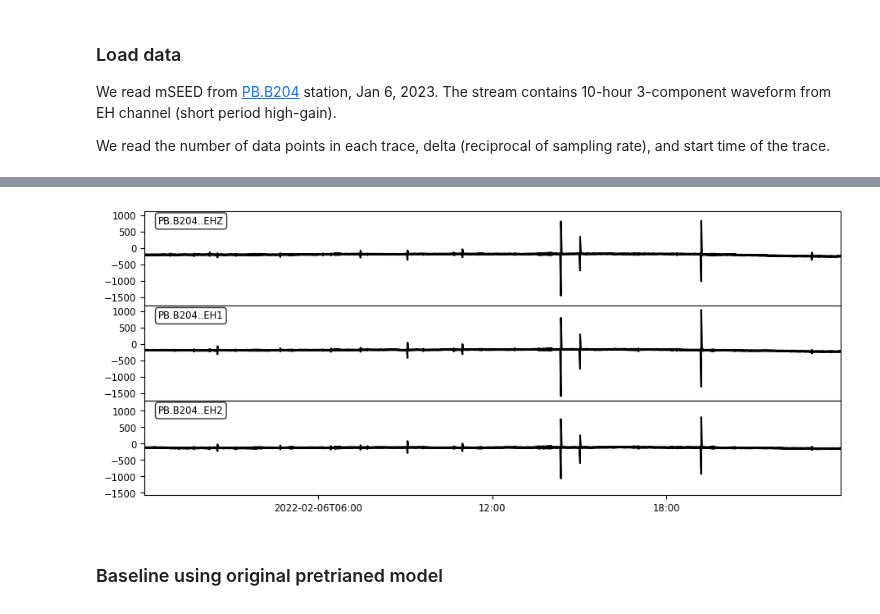
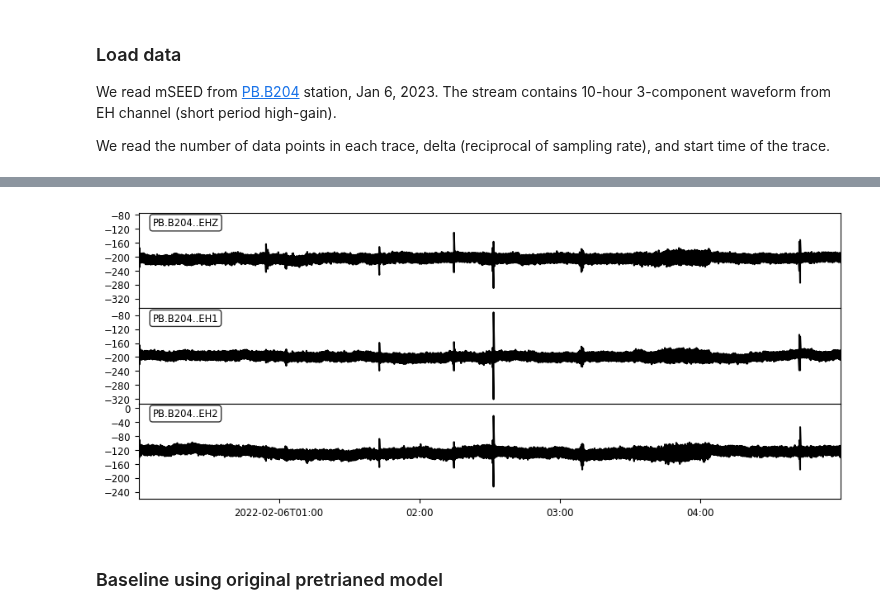
Before and after one commit to congcy/ELEP, a Jupyter notebook: docs/tutorials/example_MB_continuous_data_PB_B204.ipynb, the cells around one changed output, grey strips where cells are left out. Drawn from its saved outputs; the diff is of its cells as text; code cells hidden in the pictures.

```diff
--- a/docs/tutorials/example_MB_continuous_data_PB_B204.ipynb
+++ b/docs/tutorials/example_MB_continuous_data_PB_B204.ipynb
@@ -41,7 +46,10 @@ client = Client("IRIS")
 # %%
-s = client.get_waveforms("PB", "B204", location = "*", channel = "EH?",
-                         starttime = UTCDateTime("2022-02-06T00:00:00.000000"),
-                         endtime   = UTCDateTime("2022-02-06T23:59:59.999000"))
+starttime = UTCDateTime("2022-02-06T00:00:00.000000")
+endtime   = UTCDateTime("2022-02-06T04:59:59.999000")
+# s = client.get_waveforms("PB", "B204", location = "*", channel = "EH?",
+#                          starttime = starttime, endtime = endtime)
+
+s = obspy.read("./data/PB.B204..EH.ms")
 print(s)
 npts = s[0].stats.npts
 delta = s[0].stats.delta
@@ -57,4 +65,4 @@ PB.B204..EHZ | 2022-02-06T00:00:00.008400Z - 2022-02-06T23:59:59.998400Z | 100.0
-[figure, old version]
+[figure, new version]
 # %% [markdown]
 ### Baseline using original pretrianed model
 # %%
```
Also changed, not shown: parts of 10 cells of this notebook, 7 other files.
